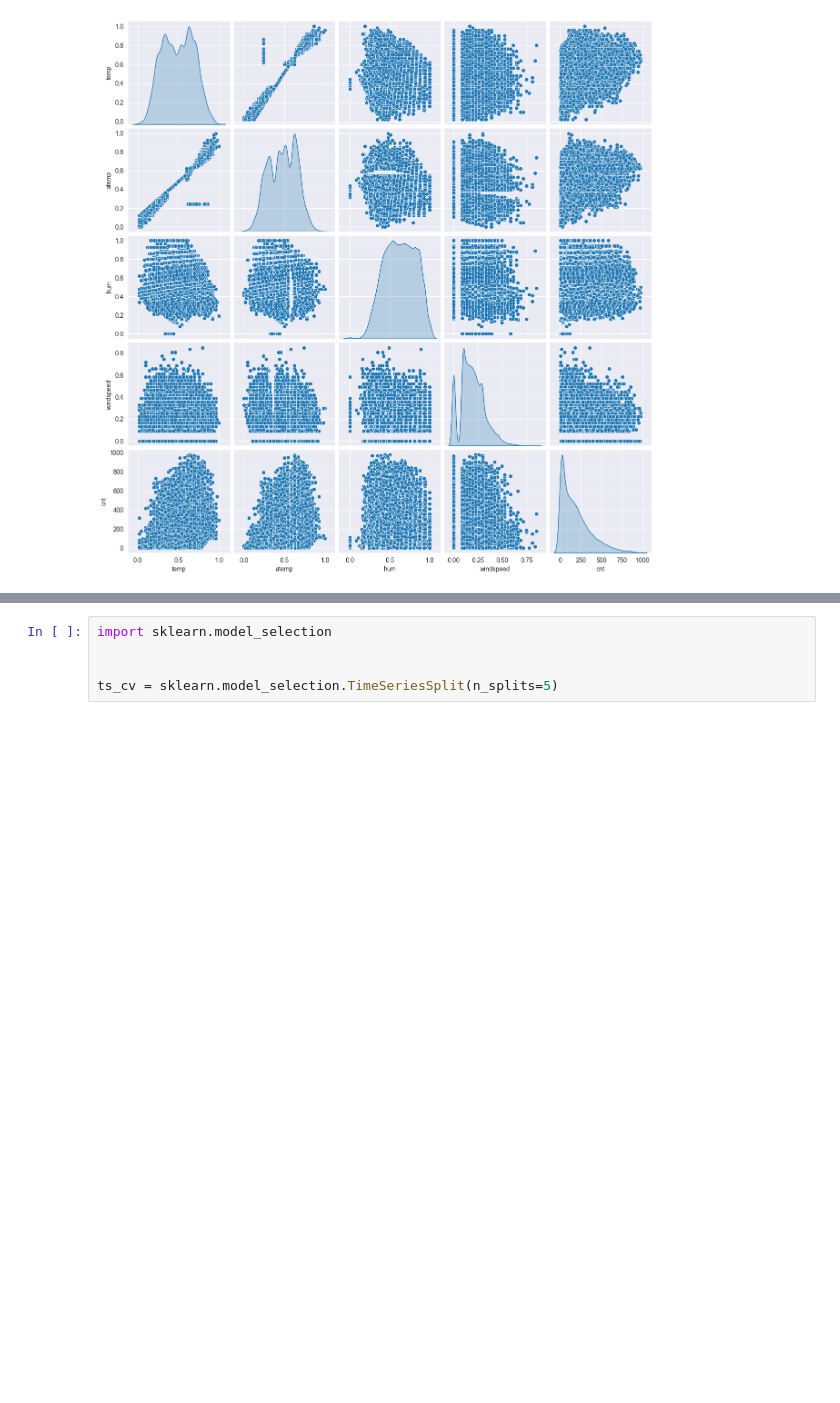
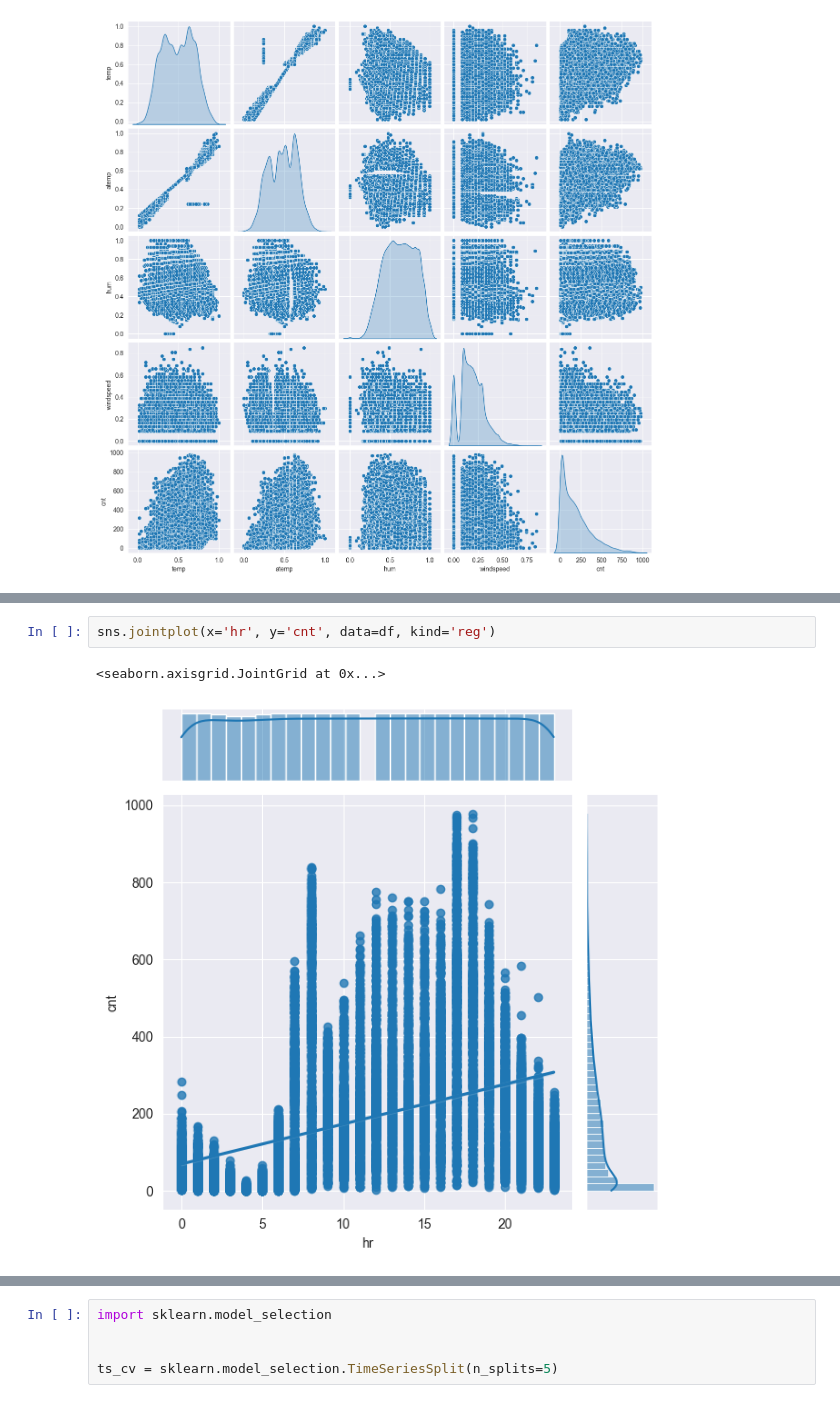
Before and after one commit to Pmarv/BigDataProject, a Jupyter notebook: BigDataProject.ipynb, the cells around one changed output, grey strips where cells are left out. Cells and saved outputs as stored; diff of their text form; blank space fills up the shorter version.

```diff
--- a/BigDataProject.ipynb
+++ b/BigDataProject.ipynb
@@ -118,0 +125,5 @@ sns.pairplot(data=df_numeric, diag_kind='kde')
+# %%
+sns.jointplot(x='hr', y='cnt', data=df, kind='reg')
+# %% [output]
+<seaborn.axisgrid.JointGrid at 0x...>
+[figure, added]
```
Also changed, not shown: parts of 3 cells of this notebook.
